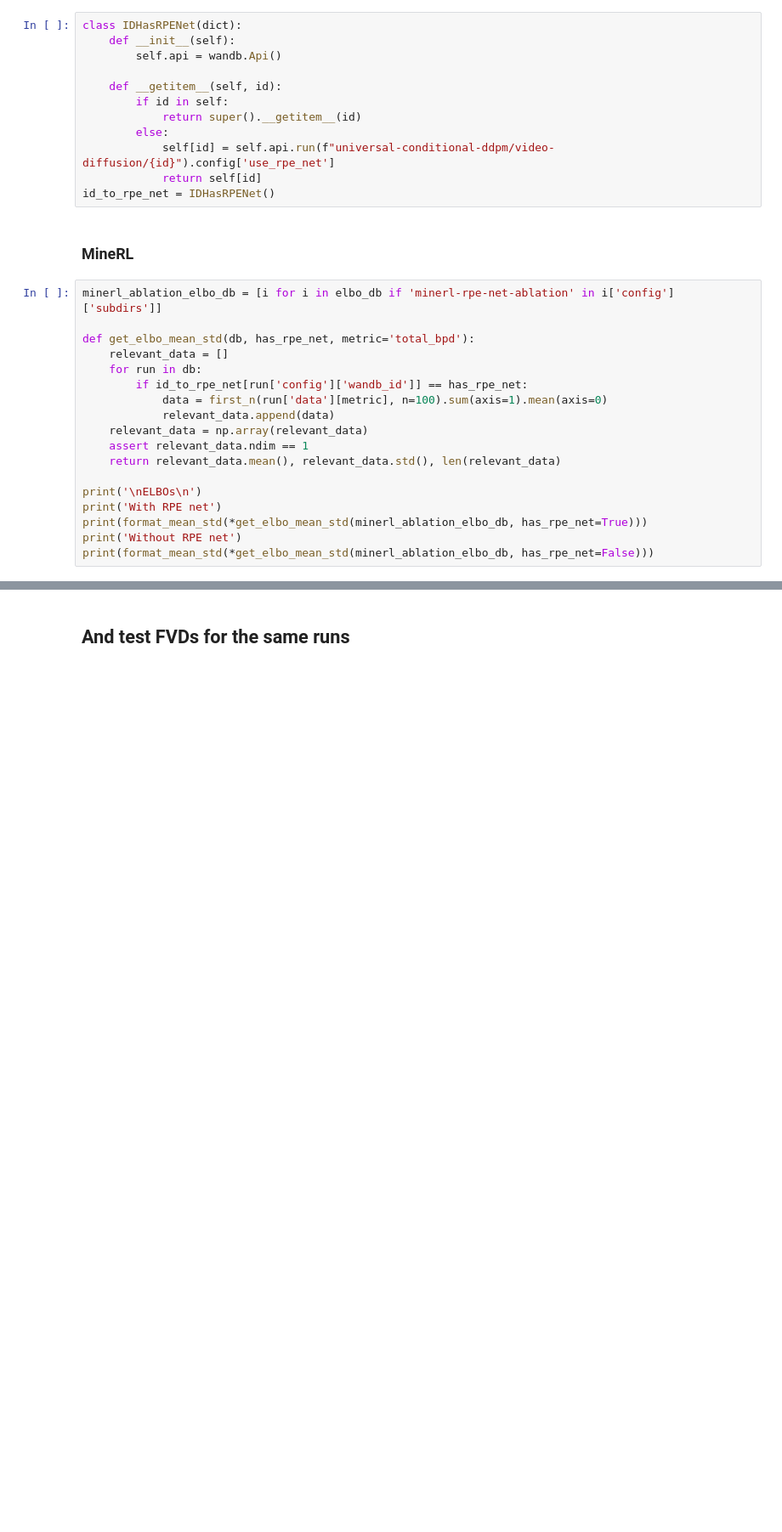
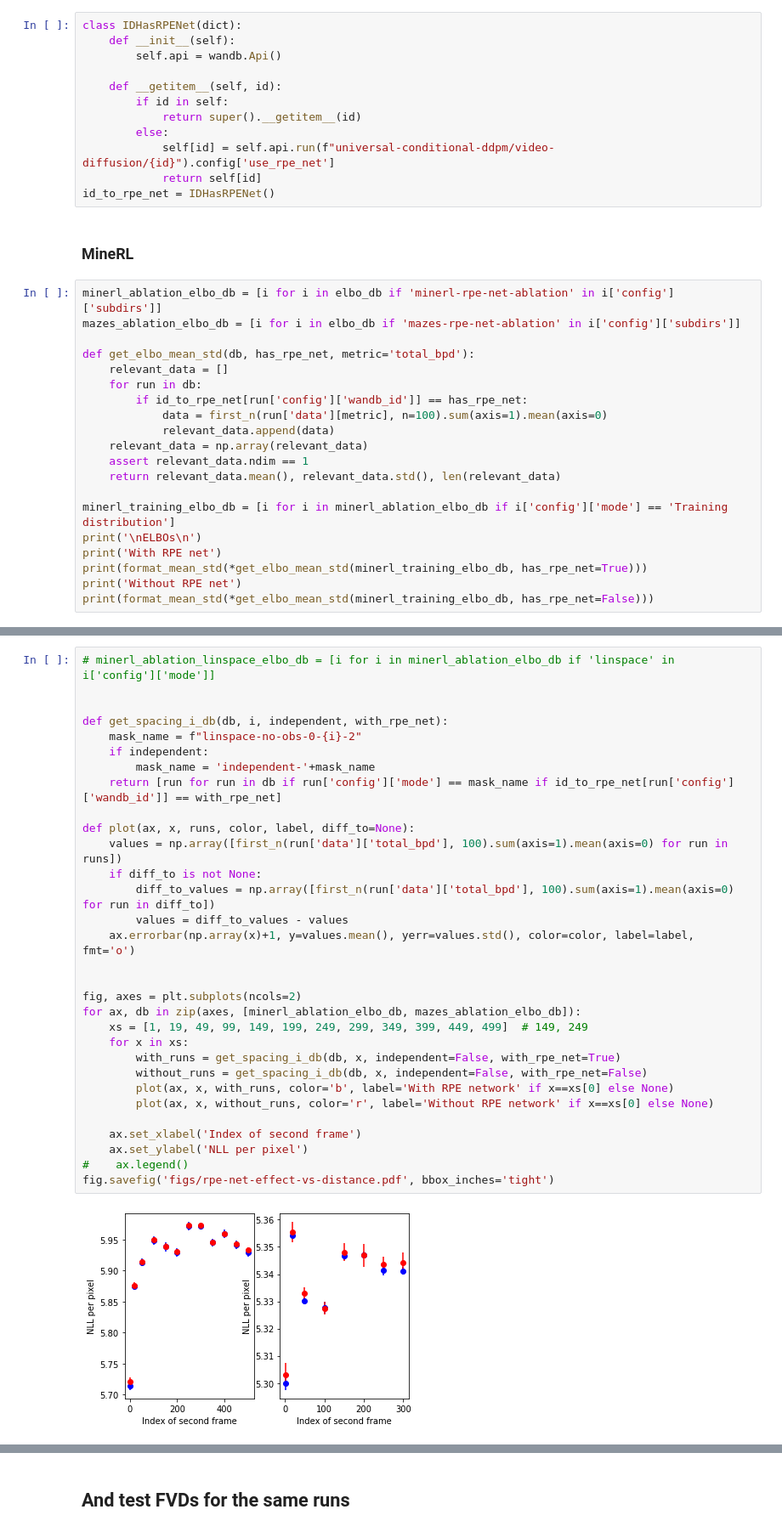
Before and after one commit to cliangyu/video-diffusion, a Jupyter notebook: notebooks/wills_plots.ipynb, the cells around one changed output, grey strips where cells are left out. Shown at 85% size. Cells and saved outputs as stored; diff of their text form; blank space fills up the shorter version.

Commit message:
updated plots/some final results

```diff
--- a/notebooks/wills_plots.ipynb
+++ b/notebooks/wills_plots.ipynb
@@ -161,6 +158,7 @@ id_to_rpe_net = IDHasRPENet()
 ### MineRL
 # %%
 minerl_ablation_elbo_db = [i for i in elbo_db if 'minerl-rpe-net-ablation' in i['config']['subdirs']]
+mazes_ablation_elbo_db = [i for i in elbo_db if 'mazes-rpe-net-ablation' in i['config']['subdirs']]
 
 def get_elbo_mean_std(db, has_rpe_net, metric='total_bpd'):
     relevant_data = []
@@ -172,11 +170,12 @@ def get_elbo_mean_std(db, has_rpe_net, metric='total_bpd'):
     assert relevant_data.ndim == 1
     return relevant_data.mean(), relevant_data.std(), len(relevant_data)
 
+minerl_training_elbo_db = [i for i in minerl_ablation_elbo_db if i['config']['mode'] == 'Training distribution']
 print('\nELBOs\n')
 print('With RPE net')
-print(format_mean_std(*get_elbo_mean_std(minerl_ablation_elbo_db, has_rpe_net=True)))
+print(format_mean_std(*get_elbo_mean_std(minerl_training_elbo_db, has_rpe_net=True)))
 print('Without RPE net')
-print(format_mean_std(*get_elbo_mean_std(minerl_ablation_elbo_db, has_rpe_net=False)))
+print(format_mean_std(*get_elbo_mean_std(minerl_training_elbo_db, has_rpe_net=False)))
 # %% [output]
 ELBOs
 
@@ -213 +207,34 @@ Without RPE net
+# %%
+# minerl_ablation_linspace_elbo_db = [i for i in minerl_ablation_elbo_db if 'linspace' in i['config']['mode']]
+
+
+def get_spacing_i_db(db, i, independent, with_rpe_net):
+    mask_name = f"linspace-no-obs-0-{i}-2"
+    if independent:
+        mask_name = 'independent-'+mask_name
+    return [run for run in db if run['config']['mode'] == mask_name if id_to_rpe_net[run['config']['wandb_id']] == with_rpe_net]
+
+def plot(ax, x, runs, color, label, diff_to=None):
+    values = np.array([first_n(run['data']['total_bpd'], 100).sum(axis=1).mean(axis=0) for run in runs])
+    if diff_to is not None:
+        diff_to_values = np.array([first_n(run['data']['total_bpd'], 100).sum(axis=1).mean(axis=0) for run in diff_to])
+        values = diff_to_values - values
+    ax.errorbar(np.array(x)+1, y=values.mean(), yerr=values.std(), color=color, label=label, fmt='o')
+
+
+fig, axes = plt.subplots(ncols=2)
+for ax, db in zip(axes, [minerl_ablation_elbo_db, mazes_ablation_elbo_db]):
+    xs = [1, 19, 49, 99, 149, 199, 249, 299, 349, 399, 449, 499]  # 149, 249
+    for x in xs:
+        with_runs = get_spacing_i_db(db, x, independent=False, with_rpe_net=True)
+        without_runs = get_spacing_i_db(db, x, independent=False, with_rpe_net=False)
+        plot(ax, x, with_runs, color='b', label='With RPE network' if x==xs[0] else None)
+        plot(ax, x, without_runs, color='r', label='Without RPE network' if x==xs[0] else None)
+
+    ax.set_xlabel('Index of second frame')
+    ax.set_ylabel('NLL per pixel')
+#    ax.legend()
+fig.savefig('figs/rpe-net-effect-vs-distance.pdf', bbox_inches='tight')
+# %% [output]
+[figure, added]
 # %% [markdown]
```
Also changed, not shown: parts of 29 cells of this notebook.
